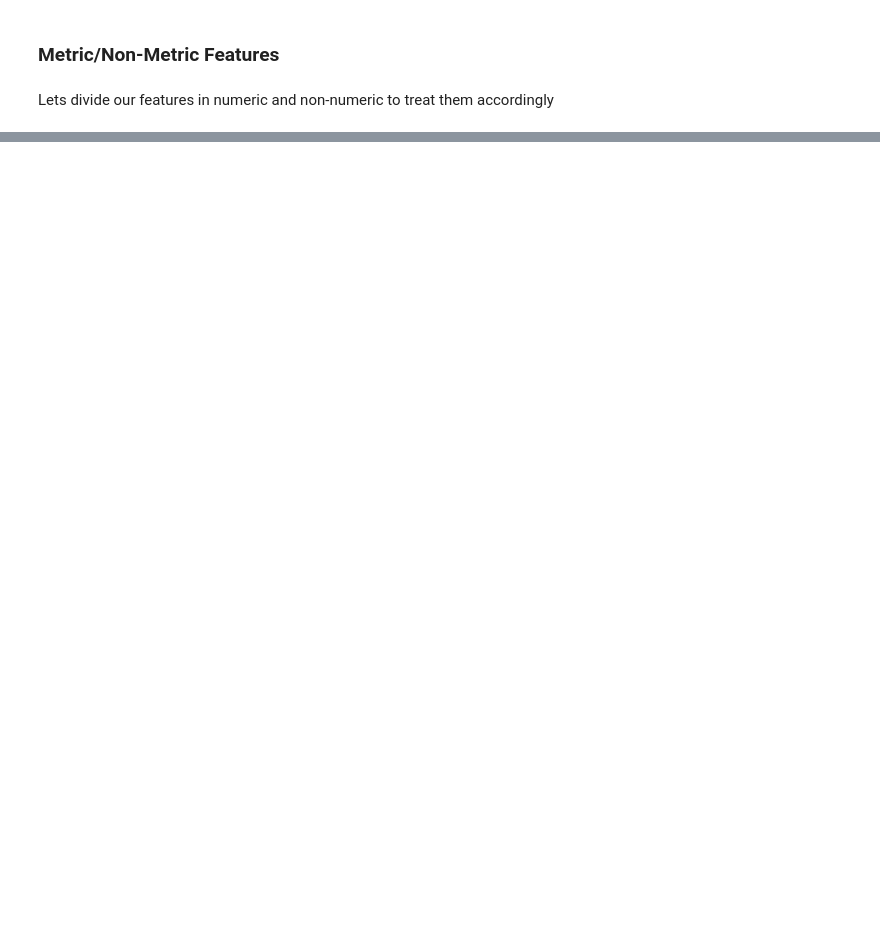
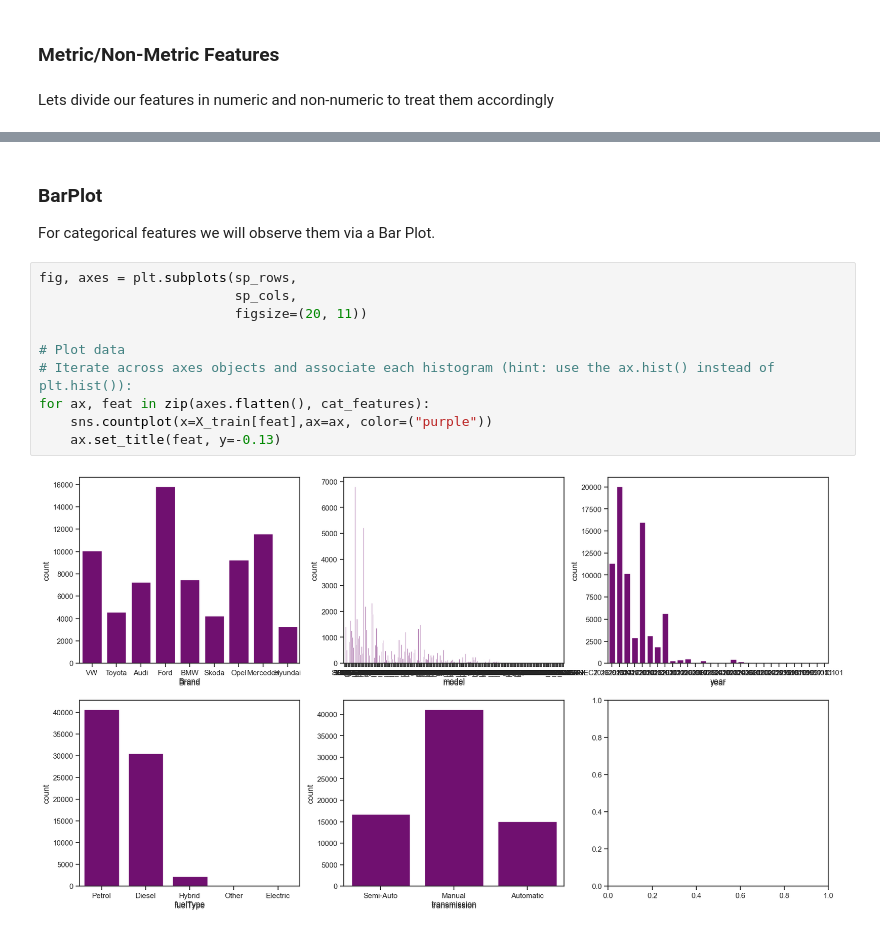
Before and after one commit to Filipesteves974/Machine-Learning-project, a Jupyter notebook: final.ipynb, the cells around one changed output, grey strips where cells are left out. Cells and saved outputs as stored; diff of their text form; blank space fills up the shorter version.

```diff
--- a/final.ipynb
+++ b/final.ipynb
@@ -806,0 +936,16 @@ metric_features=X_train.columns.drop(cat_features).tolist()
+# %% [markdown]
+### **BarPlot**
+
+For categorical features we will observe them via a Bar Plot.
+# %%
+fig, axes = plt.subplots(sp_rows,
+                         sp_cols,
+                         figsize=(20, 11))
+
+# Plot data
+# Iterate across axes objects and associate each histogram (hint: use the ax.hist() instead of plt.hist()):
+for ax, feat in zip(axes.flatten(), cat_features):
+    sns.countplot(x=X_train[feat],ax=ax, color=("purple"))
+    ax.set_title(feat, y=-0.13)
+# %% [output]
+[figure, added]
```
Also changed, not shown: parts of 24 cells of this notebook.
